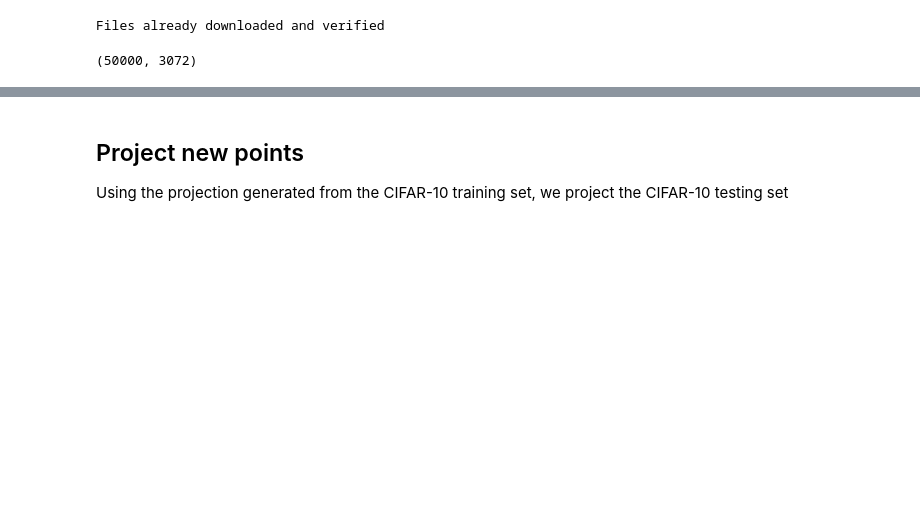
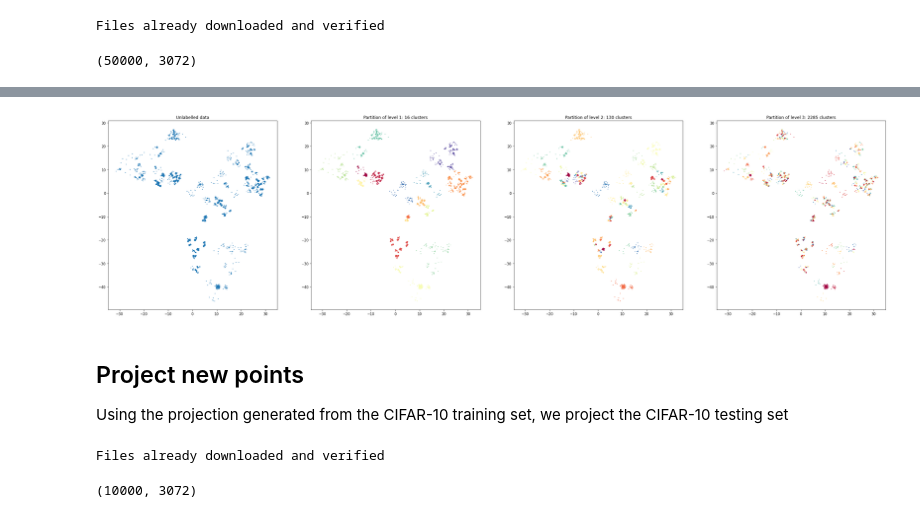
Before and after one commit to koulakis/h-nne, a Jupyter notebook: notebooks/demo1_basic_usage.ipynb, the cells around one changed output, grey strips where cells are left out. Cells and saved outputs as stored; diff of their text form; code cells hidden in the pictures; blank space fills up the shorter version.

```diff
--- a/notebooks/demo1_basic_usage.ipynb
+++ b/notebooks/demo1_basic_usage.ipynb
@@ -41,15 +8,0 @@ h-NNE is inspired by the FINCH clustering and has the nice property that during
-# %%
-partitions = hnne_cifar10_test.hierarchy_parameters.partitions
-partition_sizes = hnne_cifar10_test.hierarchy_parameters.partition_sizes
-number_of_levels = partitions.shape[1]
-
-_, ax = plt.subplots(1, number_of_levels + 1, figsize=(10*(number_of_levels + 1), 10))
-
-ax[0].set_title('Unlabelled data')
-ax[0].scatter(*cifar10_test_projection_2d.T, s=1)
-
-for i in range(1, number_of_levels + 1):
-    partition_idx = number_of_levels - i
-    ax[i].set_title(f'Partition of level {i}: {partition_sizes[partition_idx]} clusters')
-    ax[i].scatter(*cifar10_test_projection_2d.T, s=1, c=partitions[:, partition_idx], cmap='tab20')
-plt.show()
@@ -98,5 +40,32 @@ plt.show()
+# %%
+partitions = hnne.hierarchy_parameters.partitions
+partition_sizes = hnne.hierarchy_parameters.partition_sizes
+number_of_levels = min(partitions.shape[1], 3)
+
+_, ax = plt.subplots(1, number_of_levels + 1, figsize=(10*(number_of_levels + 1), 10))
+
+ax[0].set_title('Unlabelled data')
+ax[0].scatter(*projection.T, s=1)
+
+for i in list(range(1, number_of_levels + 1)):
+    partition_idx = number_of_levels - i
+    ax[i].set_title(f'Partition of level {i}: {partition_sizes[partition_idx]} clusters')
+    ax[i].scatter(*projection.T, s=1, c=partitions[:, partition_idx], cmap='Spectral')
+plt.show()
+# %% [output]
+[figure, new version]
 # %% [markdown]
 ## Project new points
 Using the projection generated from the CIFAR-10 training set, we project the CIFAR-10 testing set
+# %%
+cifar10_test = CIFAR10(root='.', download=True, train=False)
+# %% [output]
+Files already downloaded and verified
+# %%
+data_test = cifar10_test.data.reshape((len(cifar10_test.data), -1))
+targets_test = cifar10_test.targets
+data_test.shape
+# %% [output]
+(10000, 3072)
 # %%
 %%time
```
Also changed, not shown: parts of 18 cells of this notebook, 4 other files.
